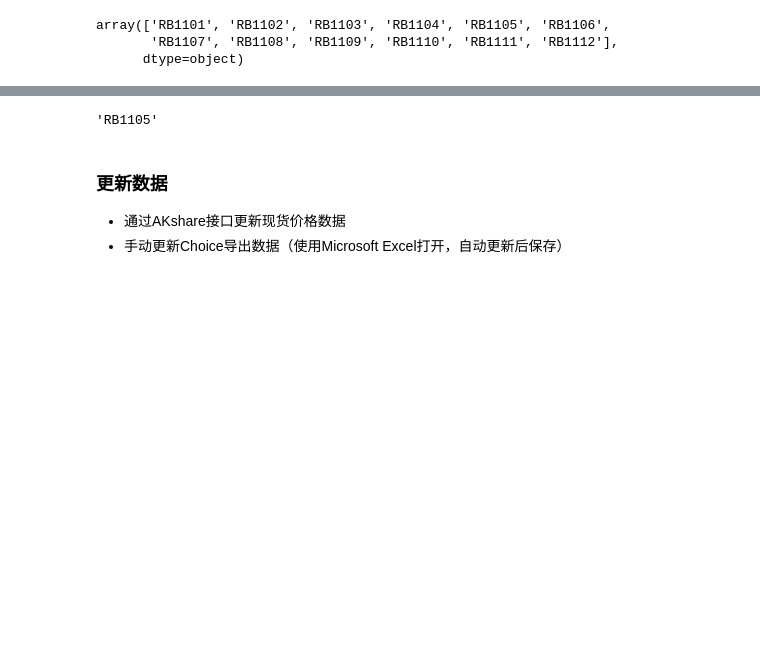
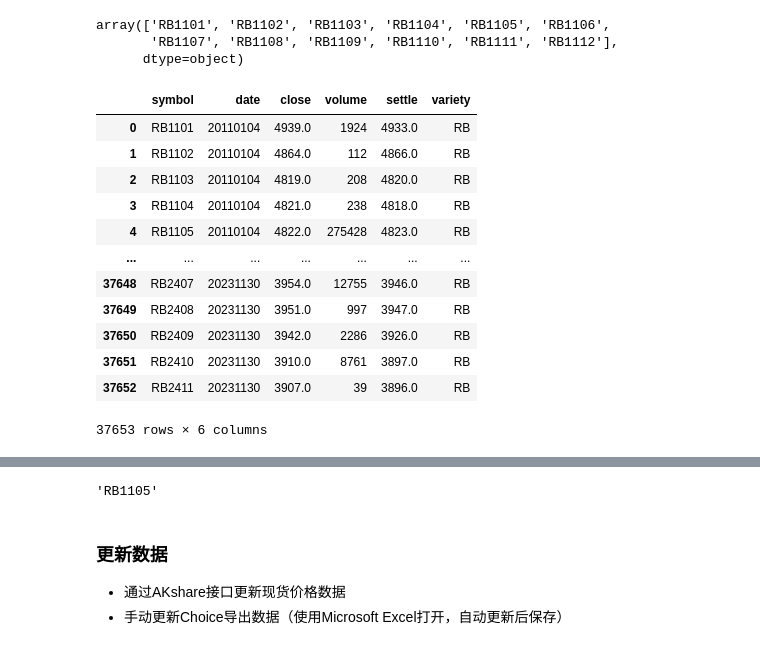
Before and after one commit to Howard-66/futures_nexus, a Jupyter notebook: steel/steel-rb.ipynb, the cells around one changed output, grey strips where cells are left out. Saved outputs shown, nothing was run; the diff lists cells and outputs as text; code cells hidden in the pictures; blank space fills up the shorter version.

```diff
--- a/steel/steel-rb.ipynb
+++ b/steel/steel-rb.ipynb
@@ -102,6 +130,31 @@ import sqlite3
 conn = sqlite3.connect('data/futures.db')
 df_contract_data.to_sql('shfe', conn, if_exists='replace', index=False)
 conn.close()
+# %%
+def get_data_by_condition(table, fields, condition):
+    conn = sqlite3.connect('data/futures.db')
+    fields_str = ', '.join(fields)  # Convert the list of fields into a comma-separated string
+    sql = f"SELECT {fields_str} FROM {table} WHERE {condition}"
+    df = pd.read_sql_query(sql, conn)
+    conn.close()
+    return df
+# %%
+df = get_data_by_condition('shfe', ['symbol', 'date', 'close', 'volume', 'settle', 'variety'], "variety='RB'")
+df
+# %% [output]
+|  | symbol | date | close | volume | settle | variety |
+| 0 | RB1101 | 20110104 | 4939.0 | 1924 | 4933.0 | RB |
+| 1 | RB1102 | 20110104 | 4864.0 | 112 | 4866.0 | RB |
+| 2 | RB1103 | 20110104 | 4819.0 | 208 | 4820.0 | RB |
+| 3 | RB1104 | 20110104 | 4821.0 | 238 | 4818.0 | RB |
+| 4 | RB1105 | 20110104 | 4822.0 | 275428 | 4823.0 | RB |
+| ... | ... | ... | ... | ... | ... | ... |
+| 37648 | RB2407 | 20231130 | 3954.0 | 12755 | 3946.0 | RB |
+| 37649 | RB2408 | 20231130 | 3951.0 | 997 | 3947.0 | RB |
+| 37650 | RB2409 | 20231130 | 3942.0 | 2286 | 3926.0 | RB |
+| 37651 | RB2410 | 20231130 | 3910.0 | 8761 | 3897.0 | RB |
+| 37652 | RB2411 | 20231130 | 3907.0 | 39 | 3896.0 | RB |
+37653 rows × 6 columns
 # %%
 conn = sqlite3.connect('futures.db')
 df = pd.read_sql_query("SELECT * from shfe WHERE variety='RB'", conn)
```
Also changed, not shown: parts of 4 cells of this notebook, 2 other files.
